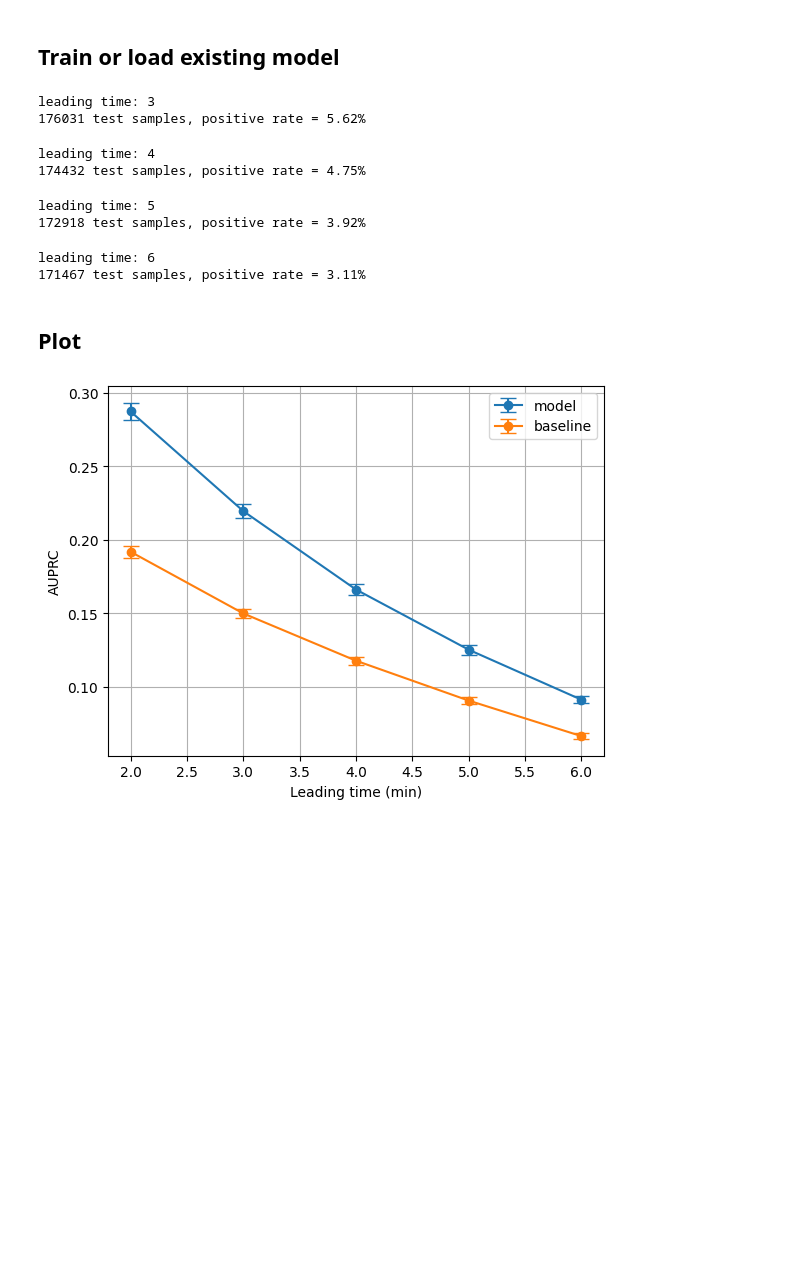
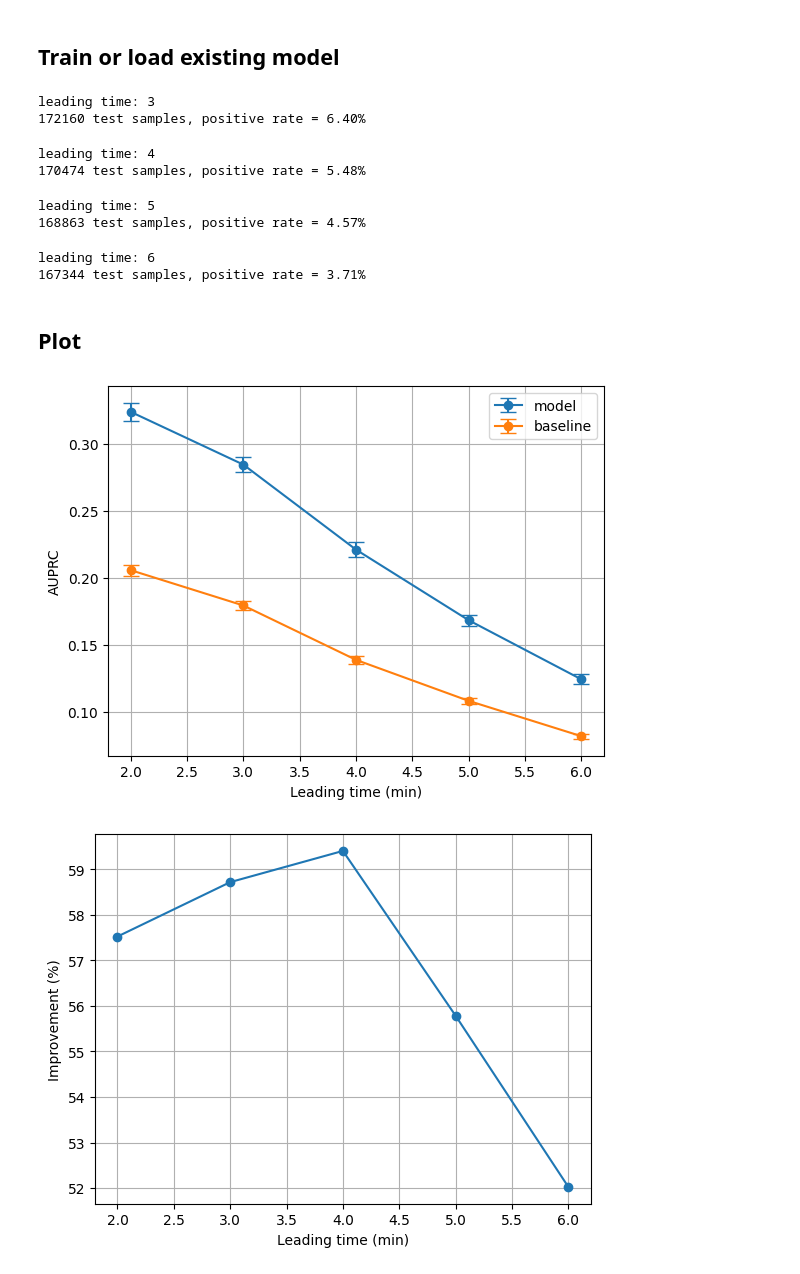
Before and after one commit to BobAubouin/hypotension_pred, a Jupyter notebook: scripts/experiments/study_leading_time.ipynb, the cells around one changed output. Saved outputs shown, nothing was run; the diff lists cells and outputs as text; code cells hidden in the pictures; blank space fills up the shorter version.

```diff
--- a/scripts/experiments/study_leading_time.ipynb
+++ b/scripts/experiments/study_leading_time.ipynb
@@ -15,7 +16,7 @@ optuna.logging.set_verbosity(optuna.logging.WARNING)
 # %%
 SIGNAL_FEATURE = ['mbp', 'sbp', 'dbp', 'hr', 'rr', 'spo2', 'etco2', 'mac', 'pp_ct']
 STATIC_FEATURE = ["age", "bmi", "asa"]
-HALF_TIME_FILTERING = [30, 3*60, 60*10]
+HALF_TIME_FILTERING = [60, 3*60, 60*10]
 
 FEATURE_NAME = (
     [
@@ -36,15 +37,20 @@ FEATURE_NAME = (
     + STATIC_FEATURE
 )
 
+#remove feature with std_60 in the name
+FEATURE_NAME = [x for x in FEATURE_NAME if "std_60" not in x]
 
 BASELINE_FEATURE_NAME = 'last_map_value'
 # %% [markdown]
 ## Load and format data
 # %%
 # import the data frame and add the meta data to the segments
-data = pd.read_parquet(Path('data/datasets/base_dataset/cases/'))
+dataset_name = '30_s_dataset'
+model_filename = Path('xgb_30_s.json')
 
-static = pd.read_parquet('data/datasets/base_dataset/meta.parquet')
+data = pd.read_parquet(Path(f'data/datasets/{dataset_name}/cases/'))
+
+static = pd.read_parquet(f'data/datasets/{dataset_name}/meta.parquet')
 
 data = data.merge(static, on='caseid')
 # %% [markdown]
@@ -56,16 +62,13 @@ rng_seed = 42
 result_folder = Path("data/results")
 if not result_folder.exists():
     result_folder.mkdir()
-# Set model file, create models folder if does not exist.
-model_folder = Path("data/models")
-if not model_folder.exists():
-    model_folder.mkdir()
-model_file = model_folder / "xgb.json"
+
 
 # create a regressor
-if model_file.exists():
+model_path = Path('data/models') / model_filename
+if model_path.exists():
     model = xgb.XGBClassifier()
-    model.load_model(model_file)
+    model.load_model(model_path)
 else:
     ImportError("Model file does not exist, run the xgboost study first")
 
@@ -89,62 +92,79 @@ for leading_time in leading_time_list:
     y_test = test["label"].values
     y_label_id = test["label_id"].values
 
-    df_results, _, _ = bootstrap_test(y_test, y_pred, y_label_id, n_bootstraps=200, rng_seed=rng_seed)
+    dict_results, _, _ = bootstrap_test(y_test, y_pred, y_label_id, n_bootstraps=200, rng_seed=rng_seed)
 
-    roc_results = result_folder / f"xgboost_lead_{leading_time}.csv"
-    df_results.to_csv(roc_results, index=False)
+    roc_results = result_folder / f"xgboost_lead_{leading_time}.pkl"
+    with roc_results.open("wb") as f:
+        pickle.dump(dict_results, f)
 
     # test baseline
     y_pred_baseline = 1 - test[BASELINE_FEATURE_NAME].values/120
 
-    df_results_baseline, _, _ = bootstrap_test(y_test, y_pred_baseline, y_label_id, n_bootstraps=200, rng_seed=rng_seed)
+    dict_results, _, _ = bootstrap_test(y_test, y_pred_baseline, y_label_id, n_bootstraps=200, rng_seed=rng_seed)
 
-    roc_results = result_folder / f"baseline_lead_{leading_time}.csv"
-    df_results_baseline.to_csv(roc_results, index=False)
+    roc_results = result_folder / f"baseline_lead_{leading_time}.pkl"
+    with roc_results.open("wb") as f:
+        pickle.dump(dict_results, f)
 # %% [output]
 leading time: 3
-176031 test samples, positive rate = 5.62%
+172160 test samples, positive rate = 6.40%
 leading time: 4
-174432 test samples, positive rate = 4.75%
+170474 test samples, positive rate = 5.48%
 leading time: 5
-172918 test samples, positive rate = 3.92%
+168863 test samples, positive rate = 4.57%
 leading time: 6
-171467 test samples, positive rate = 3.11%
+167344 test samples, positive rate = 3.71%
 # %% [markdown]
 ## Plot
 # %%
+result_folder = Path("data/results")
 xgboost_auc_list, baseline_auc_list, lead_time_list = [], [], []
 xgboost_auc_std_list, baseline_auc_std_list = [], []
+improvment = []
 leading_time_list = [2,3,4,5,6]
 for leading_time in leading_time_list:
     lead_time_list.append(leading_time)
     if leading_time == 2:
-        roc_results = result_folder / "xgboost_results.csv"
+        roc_results = result_folder / "xgboost_roc_30_s.pkl"
     else:
-        roc_results = result_folder / f"xgboost_lead_{leading_time}.csv"
-    df_results = pd.read_csv(roc_results)
-    xgboost_auc_list.append(df_results.auprc[0])
-    xgboost_auc_std_list.append(df_results.auprc_std[0])
+        roc_results = result_folder / f"xgboost_lead_{leading_time}.pkl"
+    with roc_results.open("rb") as f:
+        dict_xgb = pickle.load(f)
+
+    xgboost_auc_list.append(np.mean(dict_xgb['auprcs']))
+    xgboost_auc_std_list.append(np.std(dict_xgb['auprcs']))
 
     if leading_time == 2:
         roc_results = result_folder / "baseline_results.csv"
     else:
         roc_results = result_folder / f"baseline_lead_{leading_time}.csv"
-    df_results = pd.read_csv(roc_results)
-    baseline_auc_list.append(df_results.auprc[0])
-    baseline_auc_std_list.append(df_results.auprc_std[0])
+    with roc_results.open("rb") as f:
+        dict_baseline = pickle.load(f)
+
+    baseline_auc_list.append(np.mean(dict_baseline['auprcs']))
+    baseline_auc_std_list.append(np.std(dict_baseline['auprcs']))
+
+    improvment.append((xgboost_auc_list[-1] - baseline_auc_list[-1]) / baseline_auc_list[-1] * 100)
 
 
 plt.errorbar(lead_time_list, xgboost_auc_list,xgboost_auc_std_list, fmt='-o', label='model', capsize=6)
 plt.errorbar(lead_time_list, baseline_auc_list, baseline_auc_std_list, fmt='-o', label='baseline', capsize=6)
 plt.xlabel('Leading time (min)')
 plt.ylabel('AUPRC')
 plt.grid()
 plt.legend()
 plt.show()
 
+plt.plot(lead_time_list, improvment, '-o')
+plt.xlabel('Leading time (min)')
+plt.ylabel('Improvement (%)')
+plt.grid()
+plt.show()
+
 #save the data
 auc_df = pd.DataFrame({'lead_time': lead_time_list, 'xgboost_auc': xgboost_auc_list, 'xgboost_auc_std': xgboost_auc_std_list, 'baseline_auc': baseline_auc_list, 'baseline_auc_std': baseline_auc_std_list})
 auc_df.to_csv(result_folder / 'auc_lead_time.csv', index=False)
 # %% [output]
-[figure, old version]
+[figure, new version]
+[figure, added]
```
Also changed, not shown: parts of 2 cells of this notebook, 7 other files.
